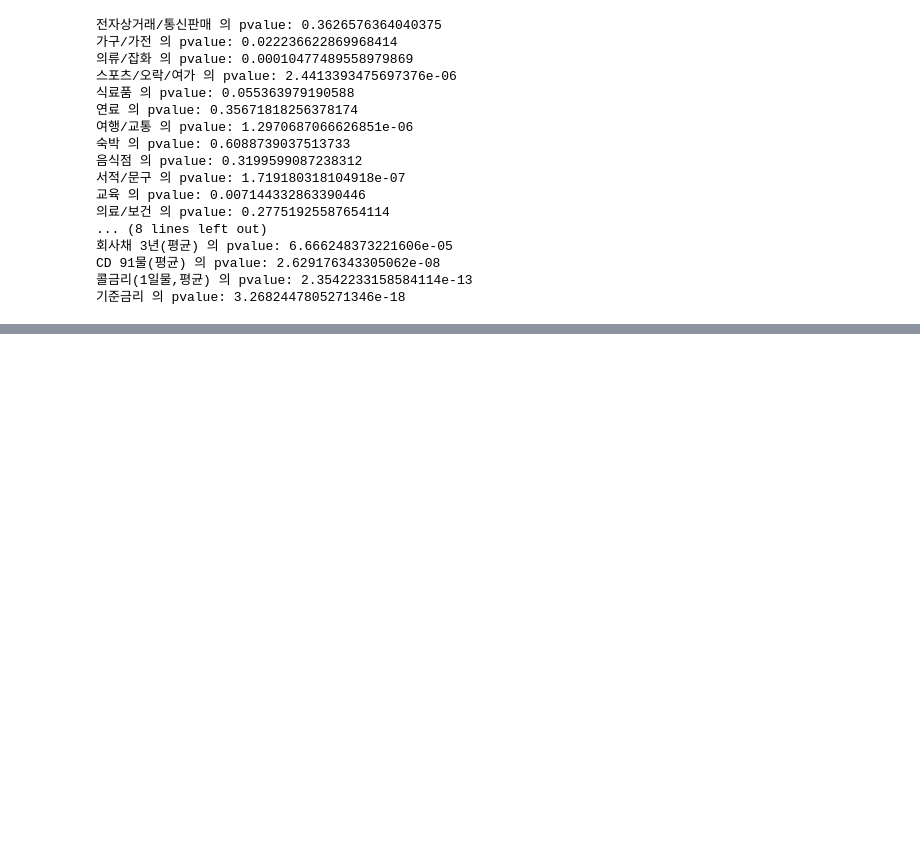
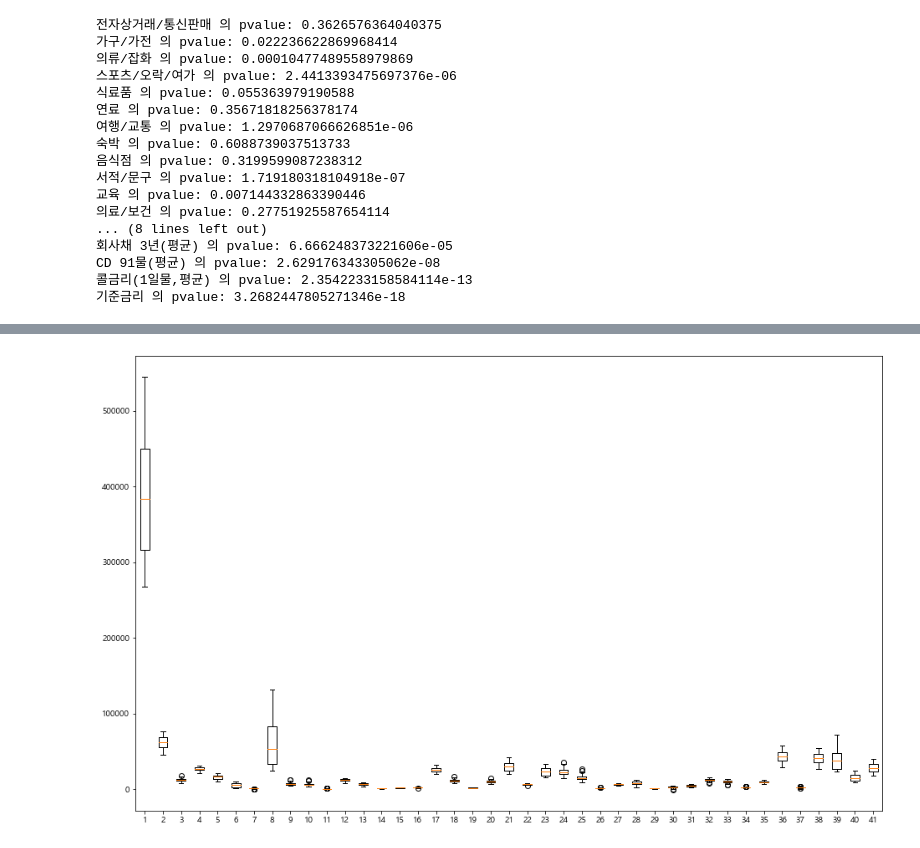
Before and after one commit to jkim0313/project1_dajopay, a Jupyter notebook: indexes.ipynb, the cells around one changed output, grey strips where cells are left out. Saved outputs shown, nothing was run; the diff lists cells and outputs as text; code cells hidden in the pictures; blank space fills up the shorter version.

```diff
--- a/indexes.ipynb
+++ b/indexes.ipynb
@@ -333,0 +341,6 @@ sns.distplot(df["의류/잡화"])
+# %%
+plt.figure(figsize=(16,10))
+plt.boxplot(card_df)
+plt.show()
+# %% [output]
+[figure, added]
```
Also changed, not shown: parts of 3 cells of this notebook.
